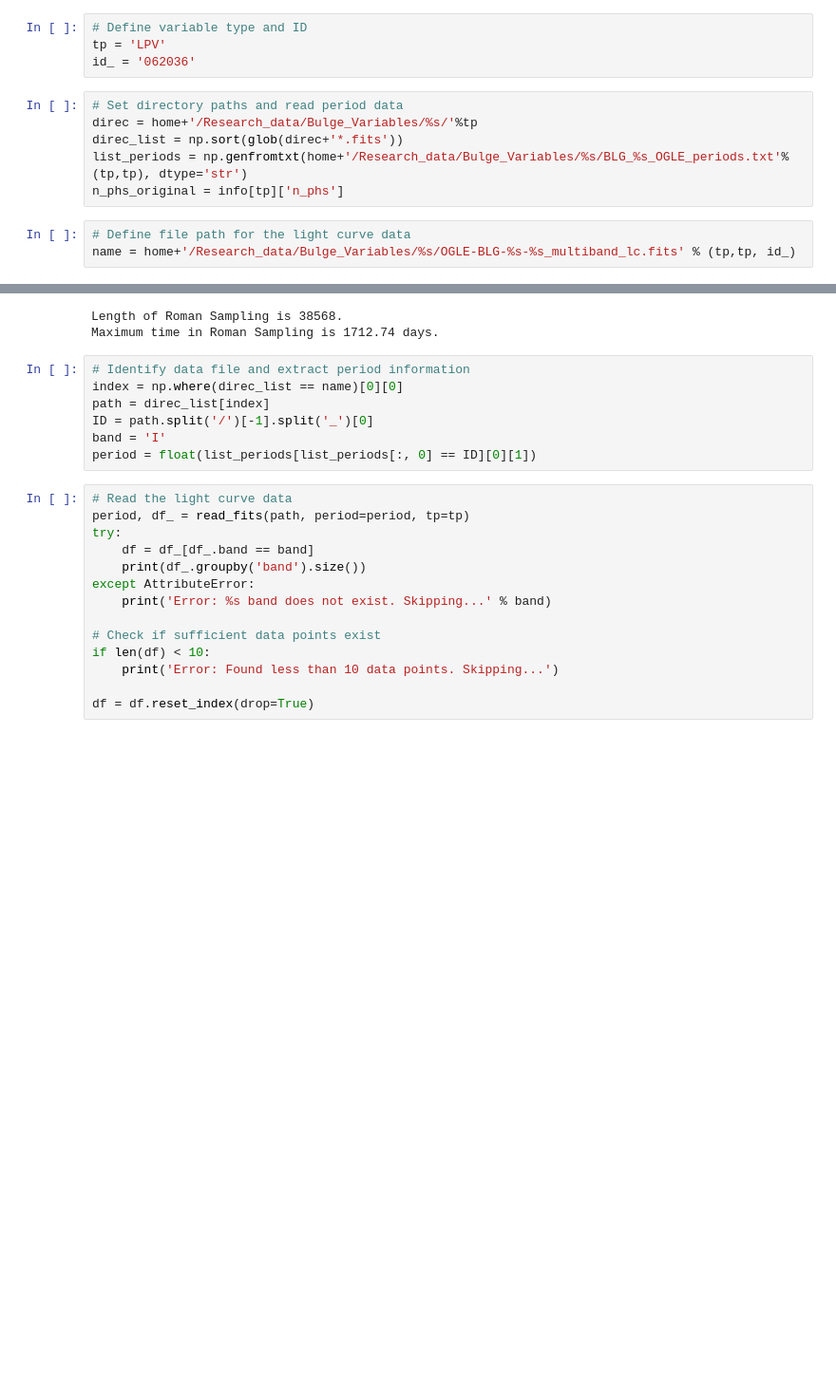
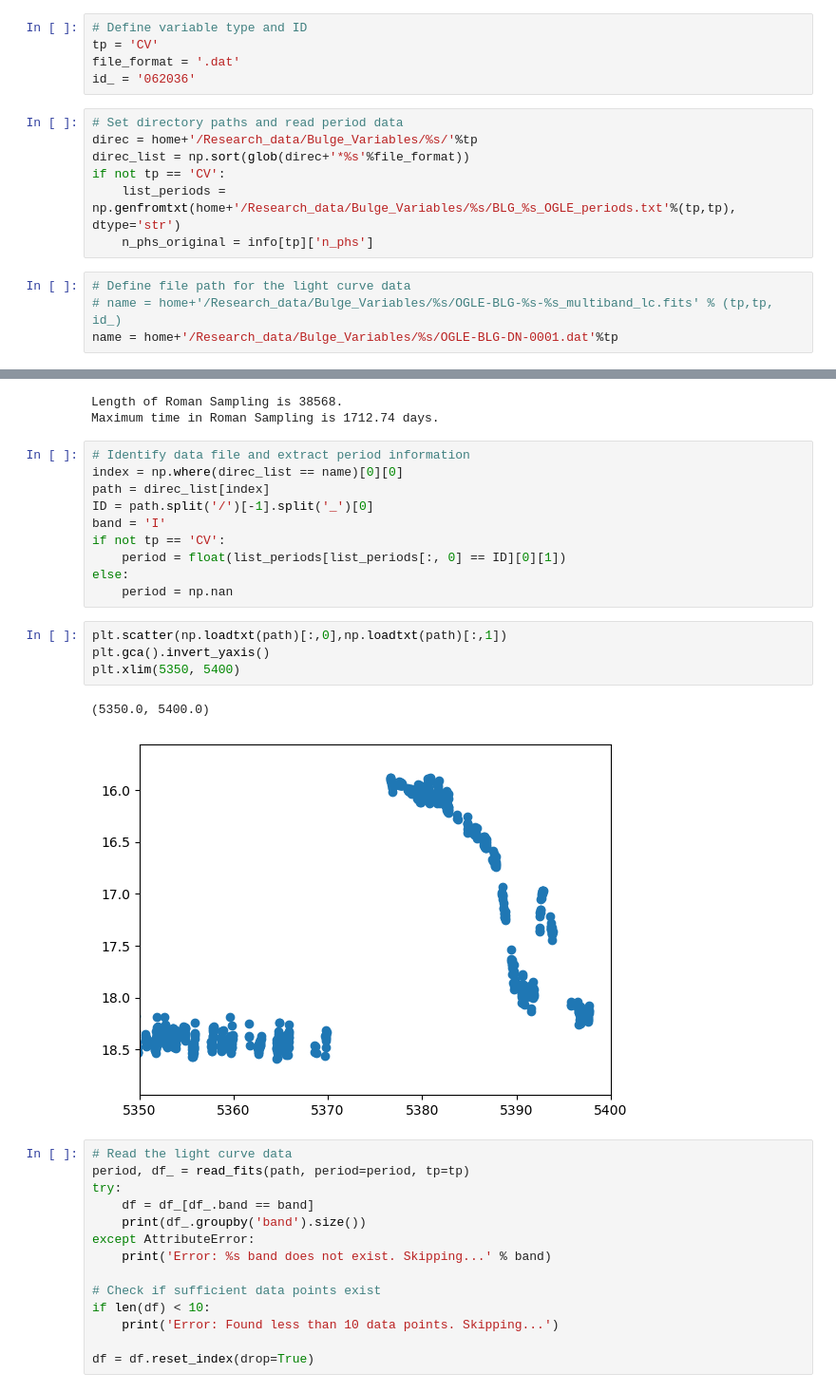
Before and after one commit to Somayeh91/Roman_lc_gen, a Jupyter notebook: example_OGLE_to_Roman_time_sampling.ipynb, the cells around one changed output, grey strips where cells are left out. Shown: that part at 95% size. Cells and saved outputs as stored; diff of their text form; blank space fills up the shorter version.

```diff
--- a/example_OGLE_to_Roman_time_sampling.ipynb
+++ b/example_OGLE_to_Roman_time_sampling.ipynb
@@ -25,17 +25,20 @@ Intel MKL WARNING: Support of Intel(R) Streaming SIMD Extensions 4.2 (Intel(R) S
 home = str(Path.home())
 # %%
 # Define variable type and ID
-tp = 'LPV'
+tp = 'CV'
+file_format = '.dat'
 id_ = '062036'
 # %%
 # Set directory paths and read period data
 direc = home+'/Research_data/Bulge_Variables/%s/'%tp
-direc_list = np.sort(glob(direc+'*.fits'))
-list_periods = np.genfromtxt(home+'/Research_data/Bulge_Variables/%s/BLG_%s_OGLE_periods.txt'%(tp,tp), dtype='str')
-n_phs_original = info[tp]['n_phs']
+direc_list = np.sort(glob(direc+'*%s'%file_format))
+if not tp == 'CV':
+    list_periods = np.genfromtxt(home+'/Research_data/Bulge_Variables/%s/BLG_%s_OGLE_periods.txt'%(tp,tp), dtype='str')
+    n_phs_original = info[tp]['n_phs']
 # %%
 # Define file path for the light curve data
-name = home+'/Research_data/Bulge_Variables/%s/OGLE-BLG-%s-%s_multiband_lc.fits' % (tp,tp, id_)
+# name = home+'/Research_data/Bulge_Variables/%s/OGLE-BLG-%s-%s_multiband_lc.fits' % (tp,tp, id_)
+name = home+'/Research_data/Bulge_Variables/%s/OGLE-BLG-DN-0001.dat'%tp
 # %%
 # If you need to change default model parameters, set them here
 # If  not, comment these.
@@ -61,7 +64,17 @@ index = np.where(direc_list == name)[0][0]
 path = direc_list[index]
 ID = path.split('/')[-1].split('_')[0]
 band = 'I'
-period = float(list_periods[list_periods[:, 0] == ID][0][1])
+if not tp == 'CV':
+    period = float(list_periods[list_periods[:, 0] == ID][0][1])
+else:
+    period = np.nan
+# %%
+plt.scatter(np.loadtxt(path)[:,0],np.loadtxt(path)[:,1])
+plt.gca().invert_yaxis()
+plt.xlim(5350, 5400)
+# %% [output]
+(5350.0, 5400.0)
+[figure, added]
 # %%
 # Read the light curve data
 period, df_ = read_fits(path, period=period, tp=tp)
```
Also changed, not shown: 9 other files.
